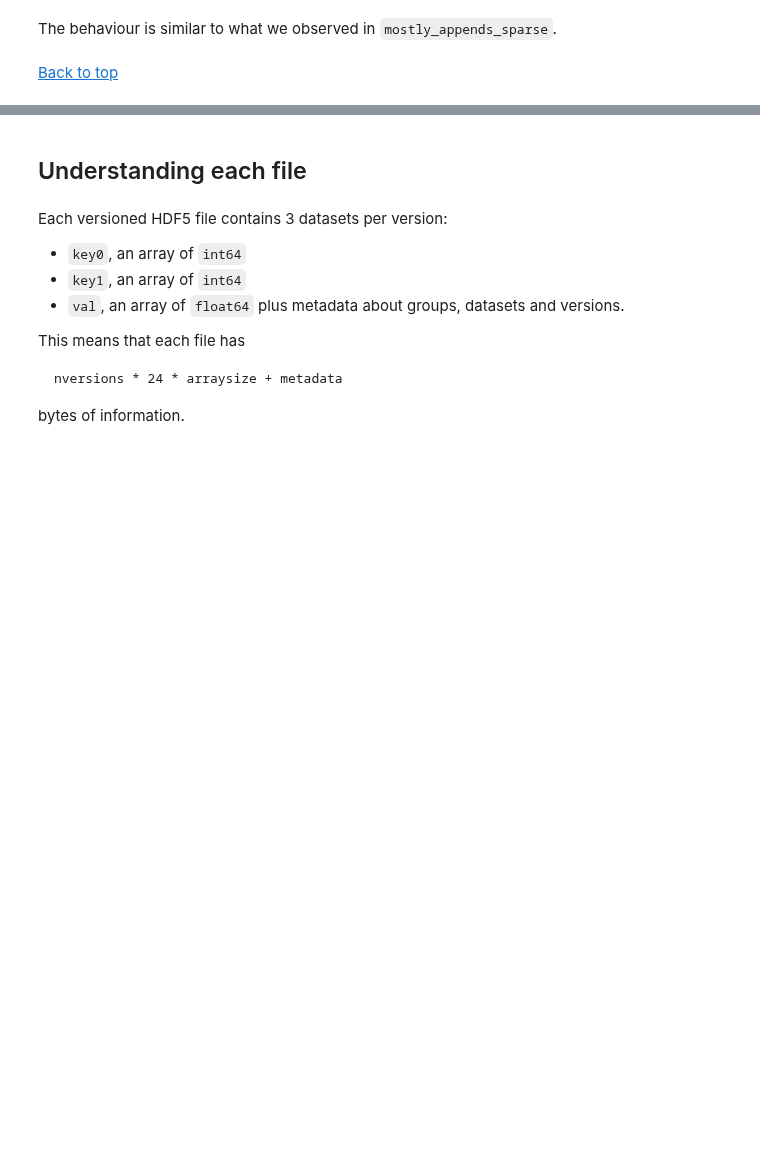
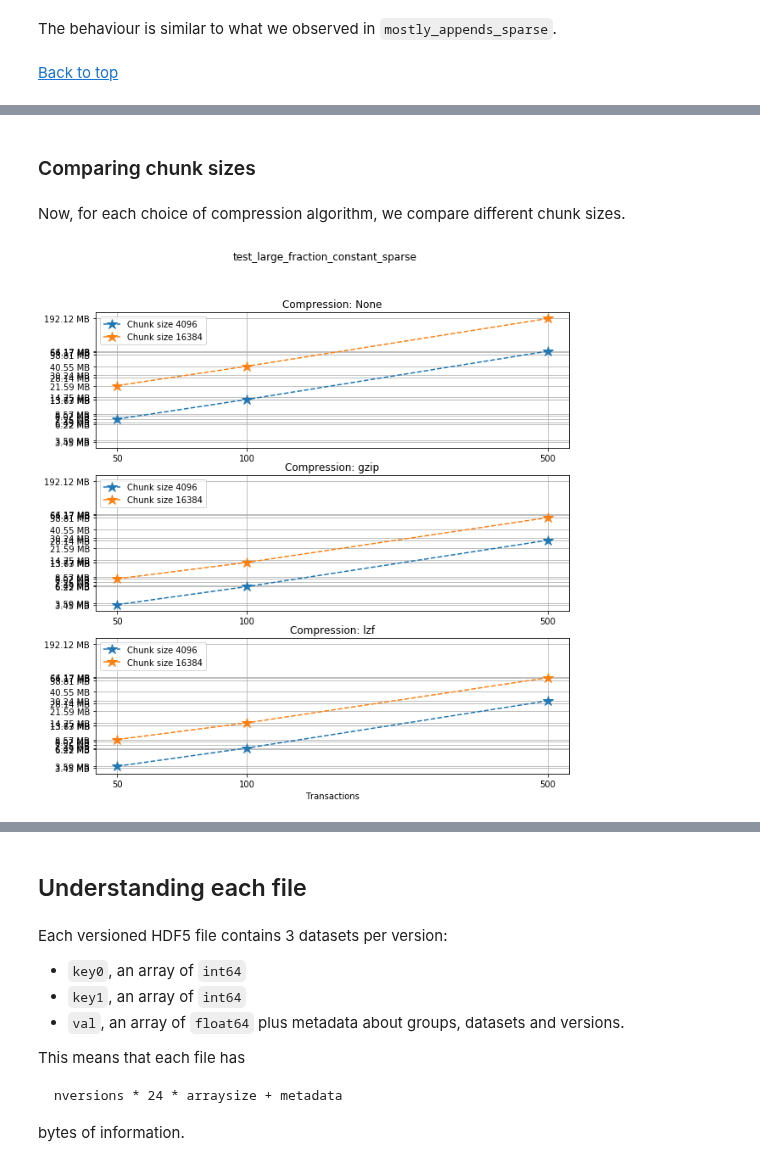
Before and after one commit to deshaw/versioned-hdf5, a Jupyter notebook: analysis/Performance_tests.ipynb, the cells around one changed output, grey strips where cells are left out. Saved outputs shown, nothing was run; the diff lists cells and outputs as text; code cells hidden in the pictures; blank space fills up the shorter version.

```diff
--- a/analysis/Performance_tests.ipynb
+++ b/analysis/Performance_tests.ipynb
@@ -1118,0 +1111,31 @@ The behaviour is similar to what we observed in `mostly_appends_sparse`.
+# %% [markdown]
+### Comparing chunk sizes
+# %% [markdown]
+Now, for each choice of compression algorithm, we compare different chunk sizes.
+# %%
+fig, ax = plt.subplots(ncomp, figsize=(10,10), sharey=True)
+fig.suptitle(f"{testname}: File sizes")
+
+for i in range(ncomp):
+    start = i*ncs*n
+    for j in range(ncs):
+        plotlabel = f"Chunk size {chunk_sizes[start+j*n]}"
+        plottitle = f"Compression: {compression[start]}"
+        ax[i].loglog(num_transactions[:n],
+                     filesizes[start+j*n:start+(j+1)*n],
+                     '*--', ms=12,
+                     label=plotlabel)
+        ax[i].legend(loc='upper left')
+        ax[i].set_title(plottitle)
+        ax[i].set_xticks(num_transactions[:n])
+        ax[i].set_xticklabels(num_transactions[:n])
+        ax[i].set_yticks(filesizes)
+        ax[i].set_yticklabels(sizelabels)
+        ax[i].grid(True)
+        ax[i].minorticks_off()
+
+plt.xlabel("Transactions")
+plt.suptitle(f"{testname}")
+plt.show()
+# %% [output]
+[figure, added]
```
Also changed, not shown: parts of 61 cells of this notebook, 2 other files.
